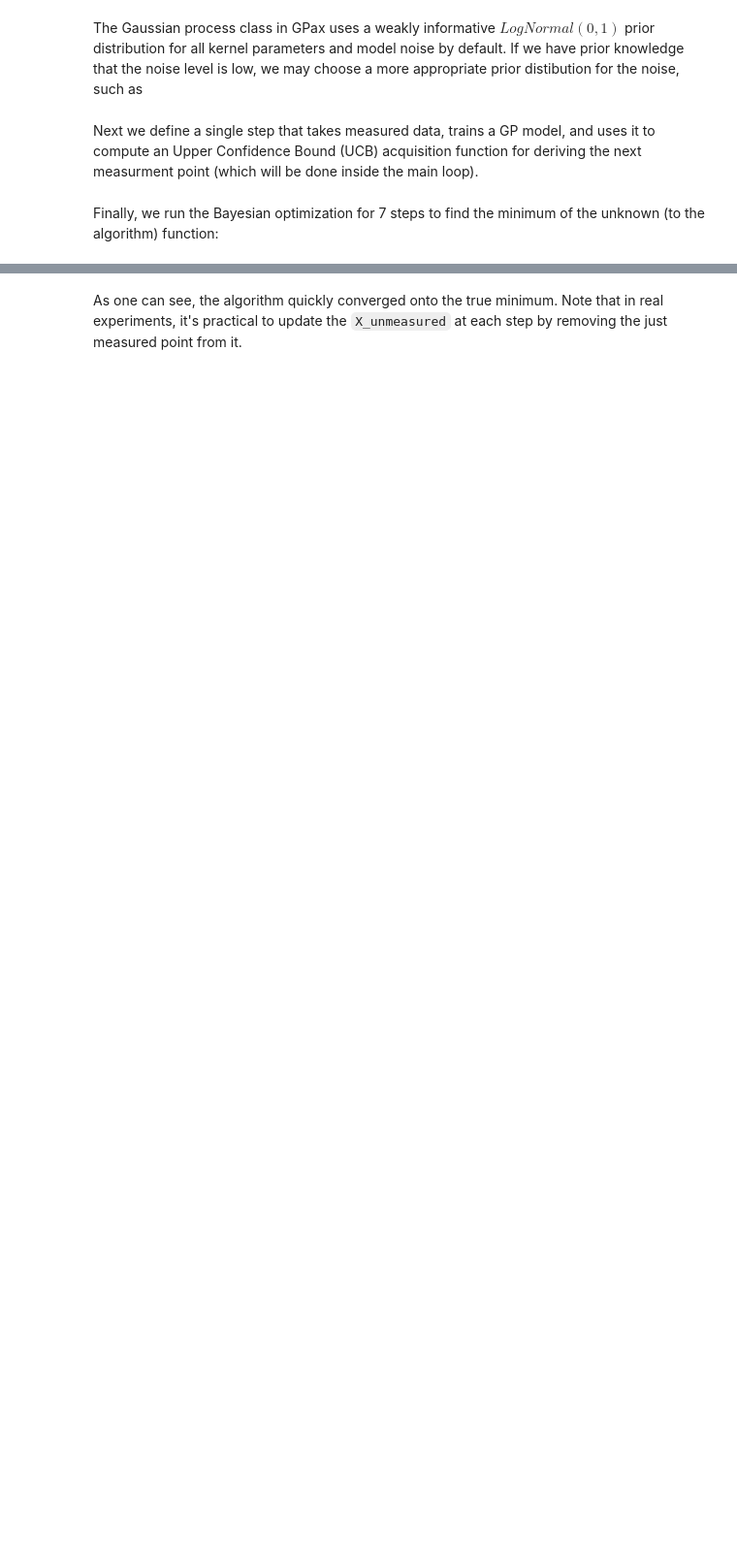
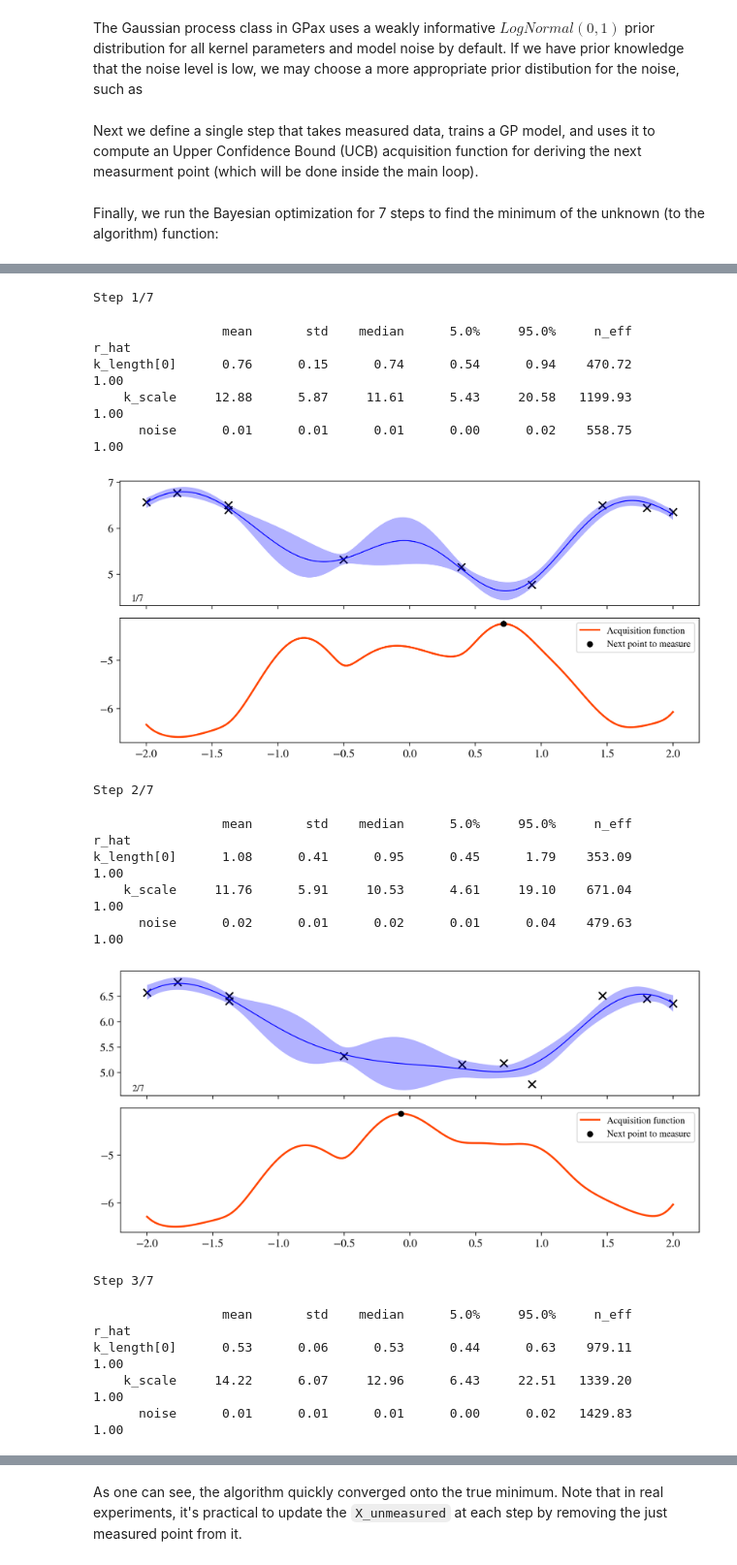
Before and after one commit to ziatdinovmax/gpax, a Jupyter notebook: examples/gpax_GPBO.ipynb, the cells around one changed output, grey strips where cells are left out. Shown: that part at 97% size. Drawn from its saved outputs; the diff is of its cells as text; code cells hidden in the pictures; blank space fills up the shorter version.

Commit message:
Plot acq func after each step

```diff
--- a/examples/gpax_GPBO.ipynb
+++ b/examples/gpax_GPBO.ipynb
@@ -131,13 +151,7 @@ Finally, we run the Bayesian optimization for 7 steps to find the minimum of the
 # %%
 num_steps = 7
 
-fig, axs = plt.subplots(num_steps, 2, figsize=(5, 8), sharex=True)
-
-axs[0, 0].set_title("Data & GP")
-axs[0, 1].set_title("Acquisition Function")
-
 for e in range(num_steps):
-    ax = axs[e]
 
     print(f"\nStep {e+1}/{num_steps}")
 
@@ -159,8 +173,11 @@ for e in range(num_steps):
     lower_b = y_pred - y_sampled.std(axis=(0,1))
     upper_b = y_pred + y_sampled.std(axis=(0,1))
 
-    ax1 = ax[0]
-    ax2 = ax[1]
+
+    fig, axs = plt.subplots(2, 1, figsize=(11, 5), sharex=True)
+
+    ax1 = axs[0]
+    ax2 = axs[1]
 
     ax1.scatter(X[:-1], y[:-1], marker='x', c='k', label="Observations", s=64)
     ax1.plot(X_unmeasured, y_pred, lw=1, c='b', label='Posterior mean')
@@ -188,5 +205,7 @@ for e in range(num_steps):
         0.02, 0.02, f"{e+1}/{num_steps}", ha="left", va="bottom", transform=ax1.transAxes
     )
 
-plt.subplots_adjust(wspace=0.3)
-plt.show()
+    plt.subplots_adjust(hspace=0.1)
+    plt.legend()
+    plt.show()
+# %% [output]
@@ -192,0 +213,17 @@ plt.show()
+Step 1/7
+                 mean       std    median      5.0%     95.0%     n_eff     r_hat
+k_length[0]      0.76      0.15      0.74      0.54      0.94    470.72      1.00
+    k_scale     12.88      5.87     11.61      5.43     20.58   1199.93      1.00
+      noise      0.01      0.01      0.01      0.00      0.02    558.75      1.00
+[figure, added]
+Step 2/7
+                 mean       std    median      5.0%     95.0%     n_eff     r_hat
+k_length[0]      1.08      0.41      0.95      0.45      1.79    353.09      1.00
+    k_scale     11.76      5.91     10.53      4.61     19.10    671.04      1.00
+      noise      0.02      0.01      0.02      0.01      0.04    479.63      1.00
+[figure, added]
+Step 3/7
+                 mean       std    median      5.0%     95.0%     n_eff     r_hat
+k_length[0]      0.53      0.06      0.53      0.44      0.63    979.11      1.00
+    k_scale     14.22      6.07     12.96      6.43     22.51   1339.20      1.00
+      noise      0.01      0.01      0.01      0.00      0.02   1429.83      1.00
```
Also changed, not shown: parts of 3 cells of this notebook.
